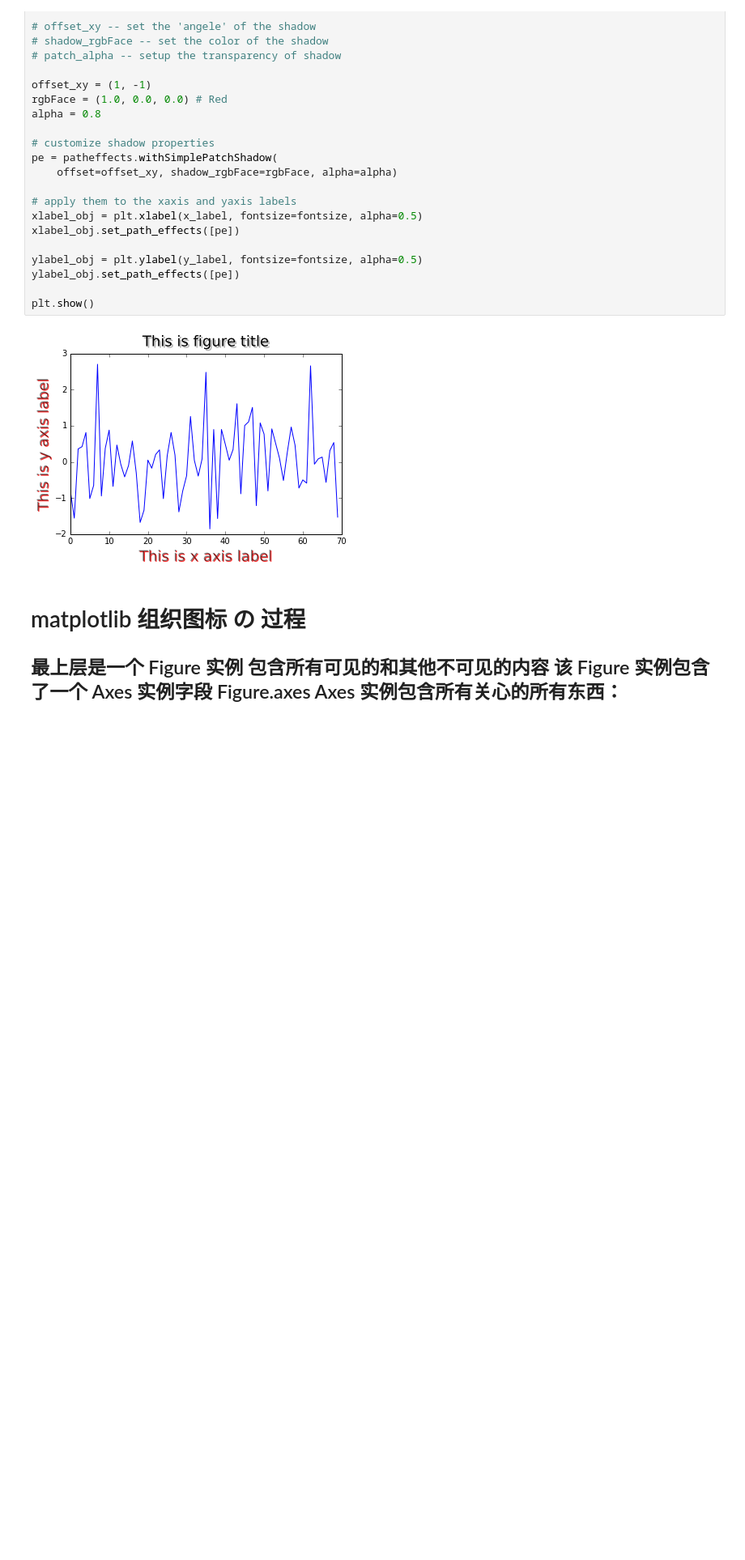
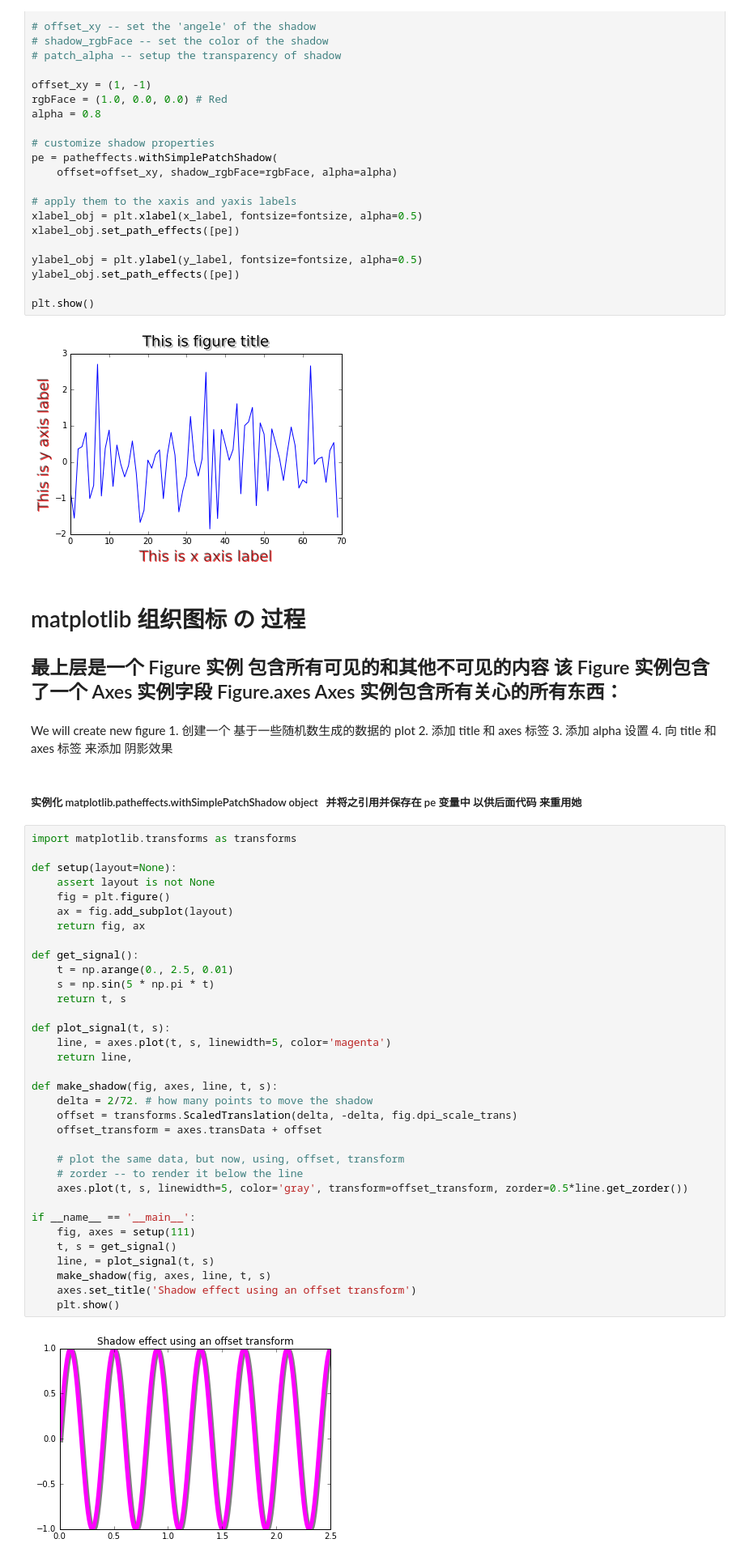
Before and after one commit to zlxs23/Data_Visualization, a Jupyter notebook: chap_4_更多图标和定制化.ipynb, the cells around one changed output. Shown: that part at 81% size. Drawn from its saved outputs; the diff is of its cells as text; blank space fills up the shorter version.

```diff
--- a/chap_4_更多图标和定制化.ipynb
+++ b/chap_4_更多图标和定制化.ipynb
@@ -65,3 +65,47 @@ plt.show()
 # %% [markdown]
 # matplotlib 组织图标 の 过程
 ## 最上层是一个 Figure 实例 包含所有可见的和其他不可见的内容 该 Figure 实例包含了一个 Axes 实例字段 Figure.axes  Axes 实例包含所有关心的所有东西：
+# %% [markdown]
+We will create new figure
+    1. 创建一个 基于一些随机数生成的数据的 plot
+    2. 添加 title 和 axes 标签
+    3. 添加 alpha 设置
+    4. 向 title 和 axes 标签 来添加 阴影效果
+# %% [markdown]
+#####  实例化 matplotlib.patheffects.withSimplePatchShadow object &nbsp; 并将之引用并保存在 pe 变量中 以供后面代码 来重用她
+# %%
+import matplotlib.transforms as transforms
+
+def setup(layout=None):
+	assert layout is not None
+	fig = plt.figure()
+	ax = fig.add_subplot(layout)
+	return fig, ax
+
+def get_signal():
+	t = np.arange(0., 2.5, 0.01)
+	s = np.sin(5 * np.pi * t)
+	return t, s
+
+def plot_signal(t, s):
+	line, = axes.plot(t, s, linewidth=5, color='magenta')
+	return line,
+
+def make_shadow(fig, axes, line, t, s):
+	delta = 2/72. # how many points to move the shadow
+	offset = transforms.ScaledTranslation(delta, -delta, fig.dpi_scale_trans)
+	offset_transform = axes.transData + offset
+
+	# plot the same data, but now, using, offset, transform
+	# zorder -- to render it below the line
+	axes.plot(t, s, linewidth=5, color='gray', transform=offset_transform, zorder=0.5*line.get_zorder())
+
+if __name__ == '__main__':
+	fig, axes = setup(111)
+	t, s = get_signal()
+	line, = plot_signal(t, s)
+	make_shadow(fig, axes, line, t, s)
+	axes.set_title('Shadow effect using an offset transform')
+	plt.show()
+# %% [output]
+[figure, added]
```
Also changed, not shown: parts of 11 cells of this notebook, 1 other file.
